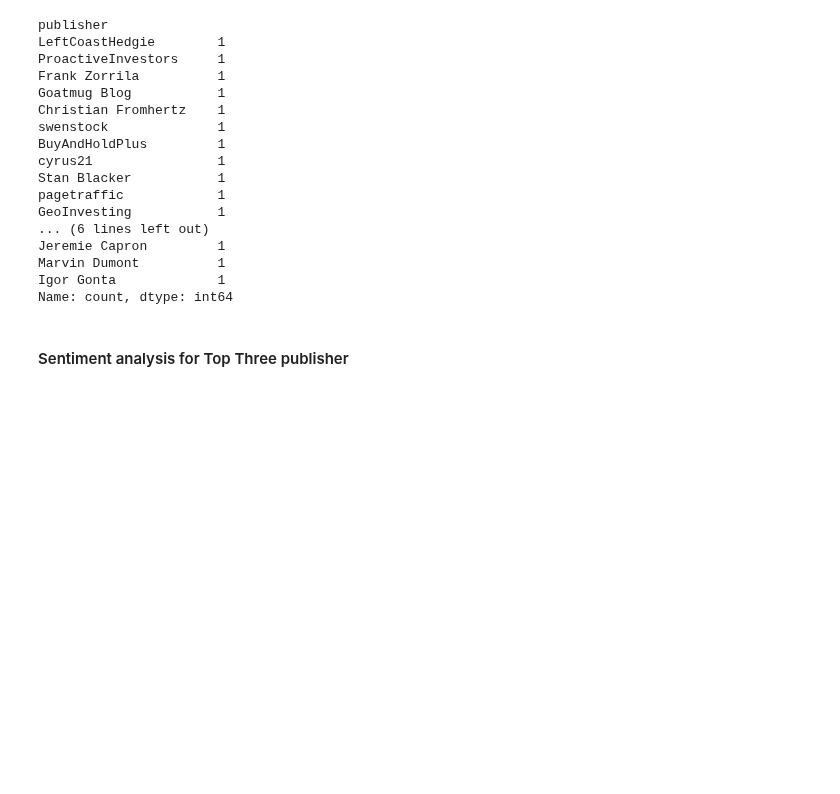
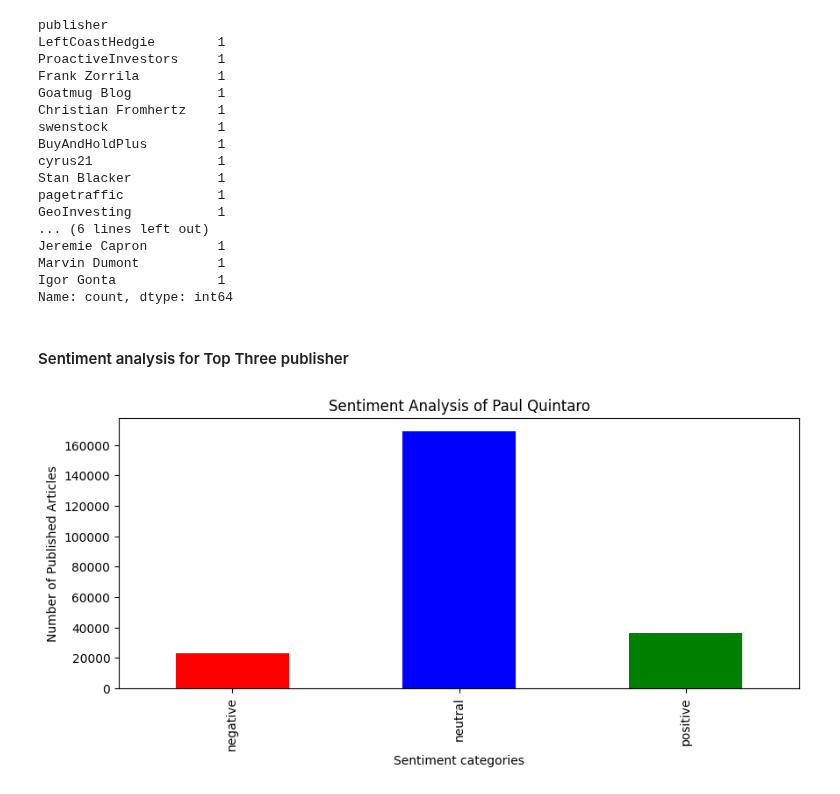
Before and after one commit to Ofgeha-Gelana/SentimentStockPredictor, a Jupyter notebook: notebooks/descriptive_analy.ipynb, the cells around one changed output. Saved outputs shown, nothing was run; the diff lists cells and outputs as text; code cells hidden in the pictures; blank space fills up the shorter version.

```diff
--- a/notebooks/descriptive_analy.ipynb
+++ b/notebooks/descriptive_analy.ipynb
@@ -291,6 +319,11 @@ Igor Gonta             1
 Name: count, dtype: int64
 # %% [markdown]
 #### Sentiment analysis for Top Three publisher
+# %%
+from scripts.financial_analysis import getSentimentAnalysisOfPublisher
+getSentimentAnalysisOfPublisher(news_data,'Paul Quintaro')
+# %% [output]
+[figure, added]
 # %%
 ### Publishers Contribution ###
 # Count articles per publisher
```
Also changed, not shown: parts of 10 cells of this notebook, 1 other file.
